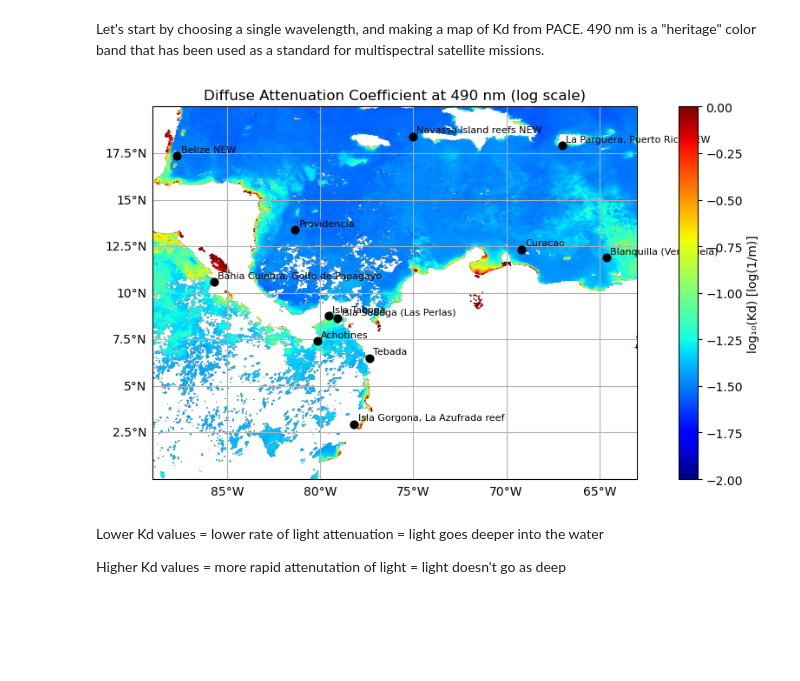
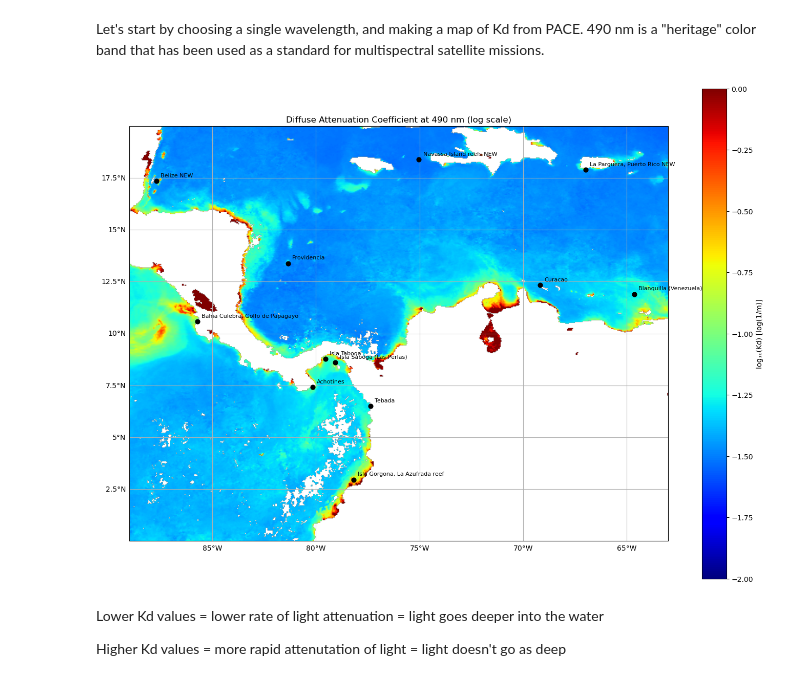
Before and after one commit to ocean-satellite-tools/hyperdawg, a Jupyter notebook: tutorials/Pierotti/kd_pierotti.ipynb, the cells around one changed output. Drawn from its saved outputs; the diff is of its cells as text; code cells hidden in the pictures; blank space fills up the shorter version.

```diff
--- a/tutorials/Pierotti/kd_pierotti.ipynb
+++ b/tutorials/Pierotti/kd_pierotti.ipynb
@@ -96,7 +96,7 @@ Enter your Earthdata password:  ········
 # %%
 results = earthaccess.search_data(
     short_name = "PACE_OCI_L3M_KD",
-    temporal = ("2024-09-01", "2024-09-30"),
+    temporal = ("2025-02-01", "2025-02-28"),
     granule_name="*.MO.*.4km.*"
 )
 # %% [markdown]
@@ -187,36 +187,45 @@ Kd_490_clean = Kd_490.where(Kd_490 > 0)  # xarray masking
 Kd_log = np.log10(Kd_490_clean)
 Kd_log = np.flipud(Kd_log)
 
-plt.figure(figsize=(10, 5))
+plt.figure(figsize=(14, 10))
 ax = plt.axes(projection=cartopy.crs.PlateCarree())
 ax.set_extent([-89, -63.0, 0, 20], crs=cartopy.crs.PlateCarree())  # Restrict map view
 ax.gridlines(draw_labels={"bottom": "x", "left": "y"})
 
 plt.imshow(
     Kd_log,
     origin='lower',
     cmap='jet',
     extent=[-89, -63.0, 0, 20],  # Maps data to correct geocoordinates
     vmin=-2, vmax=0
 )
 plt.colorbar(label='log₁₀(Kd) [log(1/m)]')
 plt.title('Diffuse Attenuation Coefficient at 490 nm (log scale)')
 plt.xlabel('Longitude')
 plt.ylabel('Latitude')
 
 # ---- Add KML points ----
 lons = [loc["lon_from_coord"] for loc in locations]
 lats = [loc["lat_from_coord"] for loc in locations]
 names = [loc["name"] for loc in locations]
 
 ax.scatter(lons, lats, color='black', s=40, marker='o', transform=cartopy.crs.PlateCarree(), zorder=10)
 for lon, lat, name in zip(lons, lats, names):
     ax.text(lon + 0.2, lat + 0.2, name, fontsize=8, transform=cartopy.crs.PlateCarree())
 
 plt.tight_layout()
+
+import os
+output_dir = "Ed_matrices"
+os.makedirs(output_dir, exist_ok=True)
+# Save the final image (entire figure)
+final_image_filename = "Map_Feb2025.png"
+final_image_filepath = os.path.join(output_dir, final_image_filename)
+plt.savefig(final_image_filepath, dpi=300, bbox_inches='tight')
+
 plt.show()
 # %% [output]
-[figure, old version]
+[figure, new version]
 # %% [markdown]
 Lower Kd values = lower rate of light attenuation = light goes deeper into the water
 
```
Also changed, not shown: parts of 1 cell of this notebook, 16 other files.
